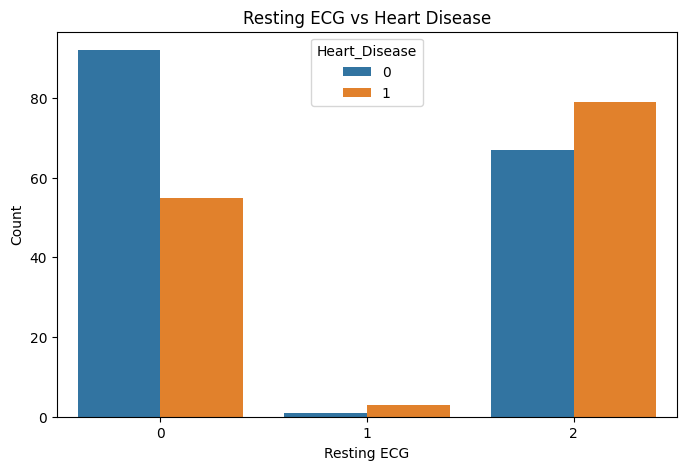
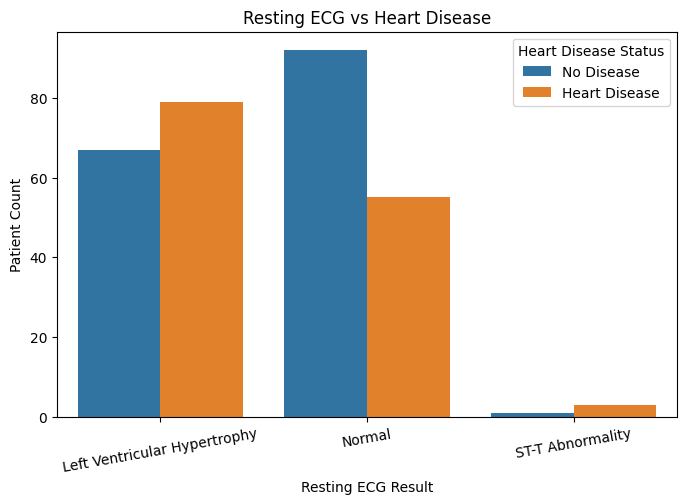
Code edit (unified diff) that turned the first committed figure into the second:
--- before
+++ after
@@ -1,11 +1,21 @@
 plt.figure(figsize=(8,5))
+
 sns.countplot(
-    x='Resting_ECG',
-    hue='Heart_Disease',
-    data=df
+    x=df['Resting_ECG'].map({
+        0: 'Normal',
+        1: 'ST-T Abnormality',
+        2: 'Left Ventricular Hypertrophy'
+    }),
+
+    hue=df['Heart_Disease'].map({
+        0: 'No Disease',
+        1: 'Heart Disease'
+    })
 )
 
 plt.title("Resting ECG vs Heart Disease")
-plt.xlabel("Resting ECG")
-plt.ylabel("Count")
+plt.xlabel("Resting ECG Result")
+plt.ylabel("Patient Count")
+plt.legend(title="Heart Disease Status")
+plt.xticks(rotation=10)
 plt.show()

Commit: Added Insights in the Advanced EDA